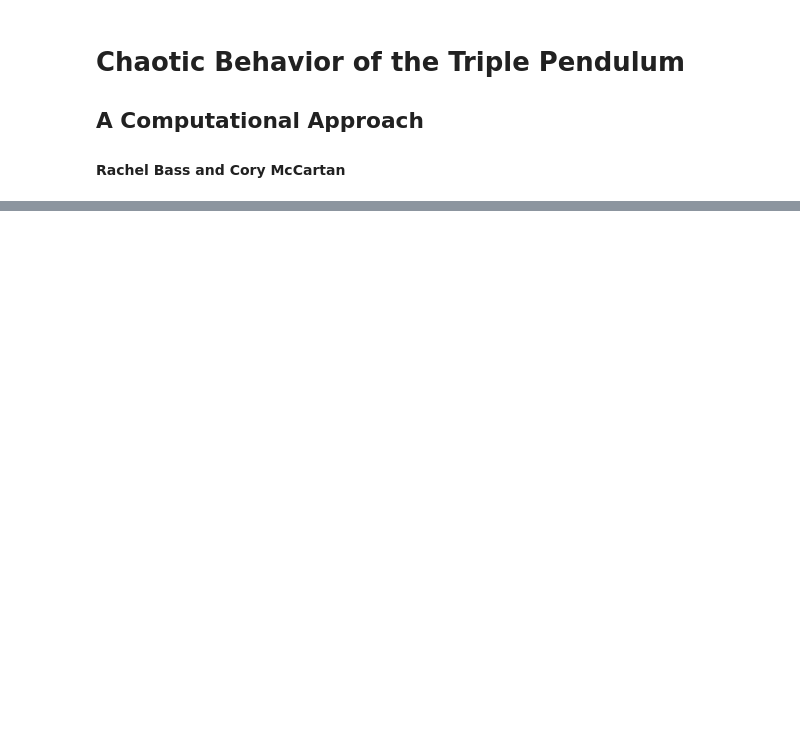
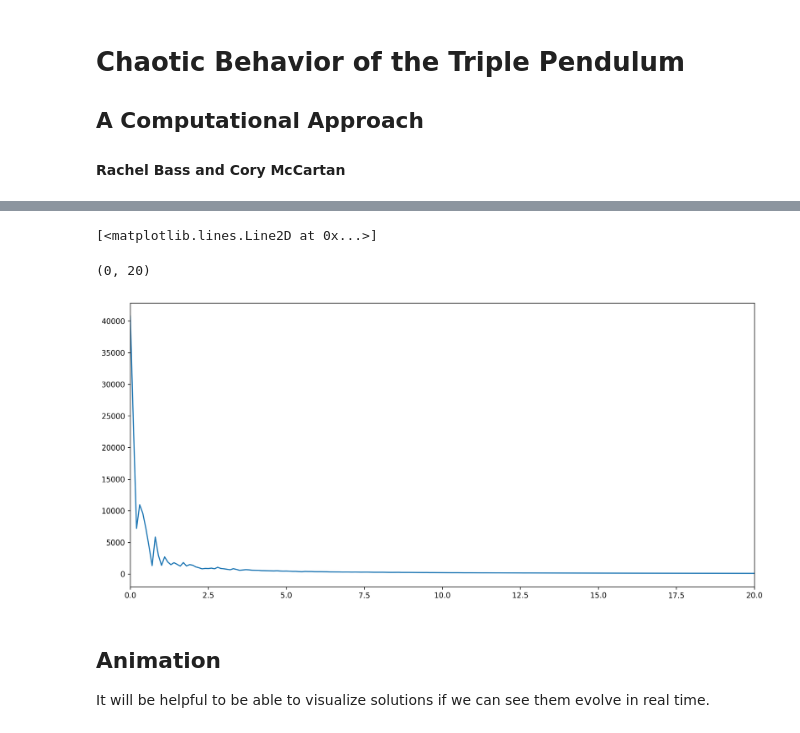
Before and after one commit to CoryMcCartan/triple-pendulum, a Jupyter notebook: workbook.ipynb, the cells around one changed output, grey strips where cells are left out. Drawn from its saved outputs; the diff is of its cells as text; code cells hidden in the pictures; blank space fills up the shorter version.

```diff
--- a/workbook.ipynb
+++ b/workbook.ipynb
@@ -117,0 +250,22 @@ plot(t, phi_3);
+# %%
+fft_3 = fft.rfft(phi_3)
+#fft_2 = fft.fft(phi_2)
+#fft_3 = fft.fft(phi_3)
+
+#absolute(fft_1)[-100:]
+
+dt = t[1] - t[0]
+freqs = fft.rfftfreq(len(phi_1), dt)
+
+plot(freqs, absolute(fft_3))
+xlim(0, 20)
+#plot(t, absolute(fft_2))
+#plot(t, absolute(fft_3))
+# %% [output]
+[<matplotlib.lines.Line2D at 0x...>]
+(0, 20)
+[figure, added]
+# %% [markdown]
+## Animation
+
+It will be helpful to be able to visualize solutions if we can see them evolve in real time.
```
Also changed, not shown: parts of 15 cells of this notebook, 3 other files.
